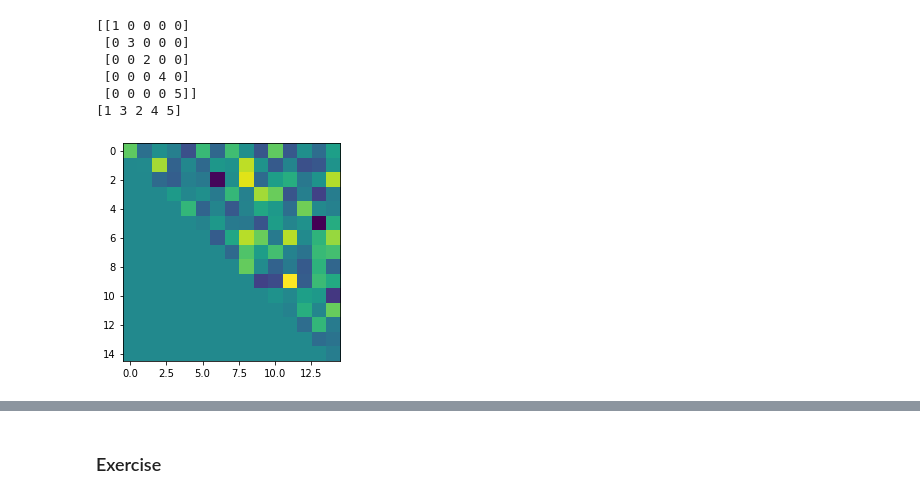
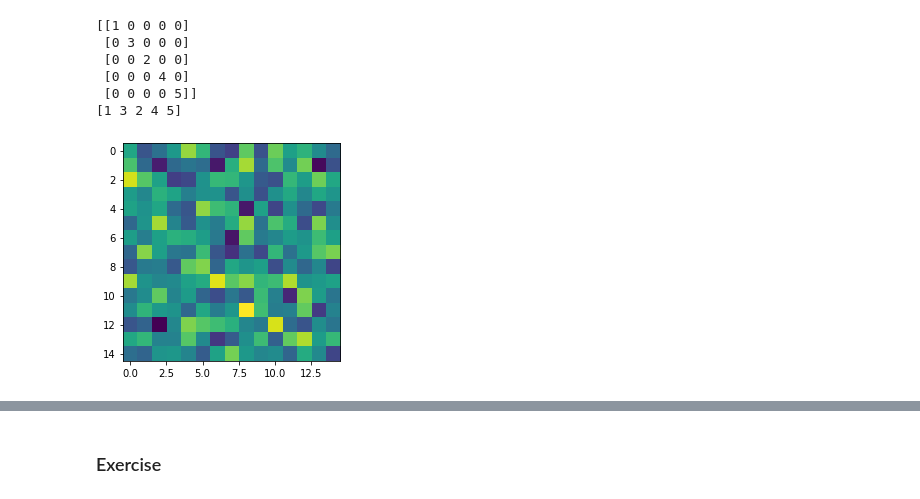
Before and after one commit to renyuanL/ryPat2021_code, a Jupyter notebook: Master-Math-by-Coding-in-Python-main/MXC_pymath_linalg.ipynb, the cells around one changed output, grey strips where cells are left out. Drawn from its saved outputs; the diff is of its cells as text; code cells hidden in the pictures.

```diff
--- a/Master-Math-by-Coding-in-Python-main/MXC_pymath_linalg.ipynb
+++ b/Master-Math-by-Coding-in-Python-main/MXC_pymath_linalg.ipynb
@@ -442,8 +441,7 @@ print(d)
 # %%
 # triangular matrix
 T = np.random.randn(15,15)
-
-plt.imshow(np.triu(T))
+plt.imshow(T)
 plt.show()
 # %% [output]
-[figure, old version]
+[figure, new version]
```
Also changed, not shown: parts of 27 cells of this notebook, 12 other files.
